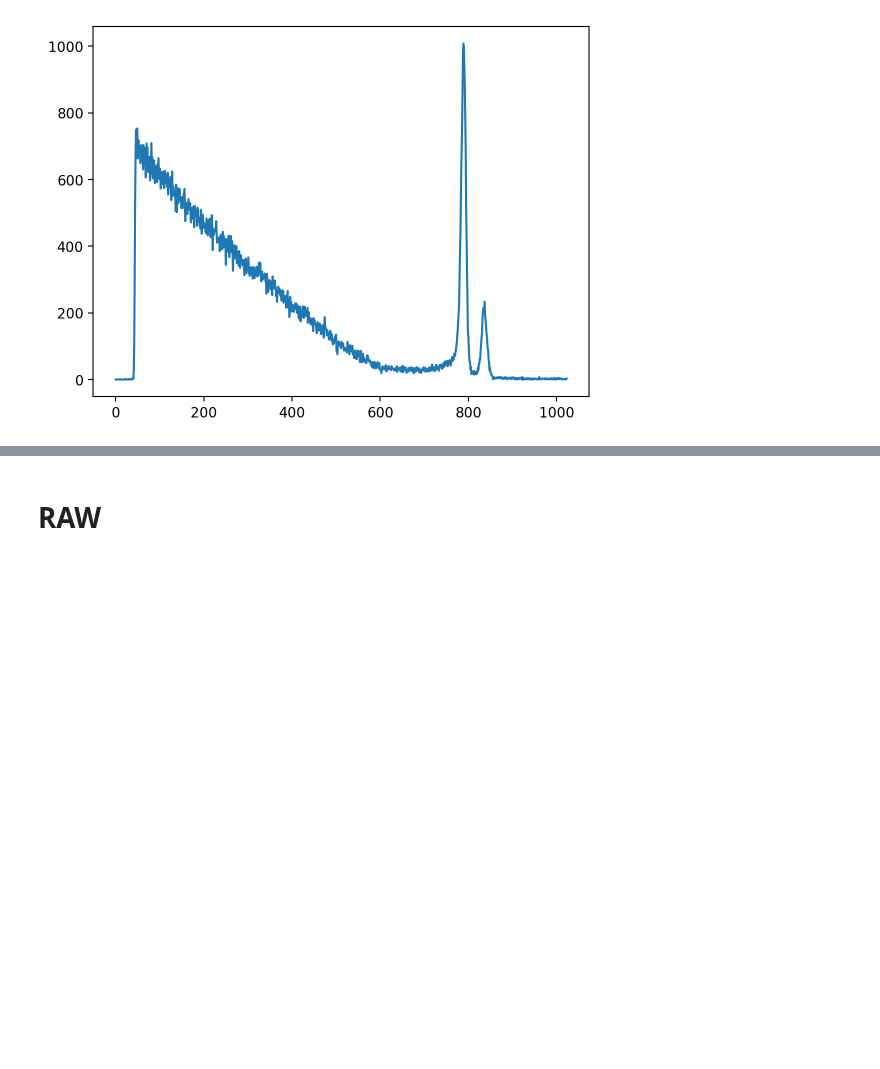
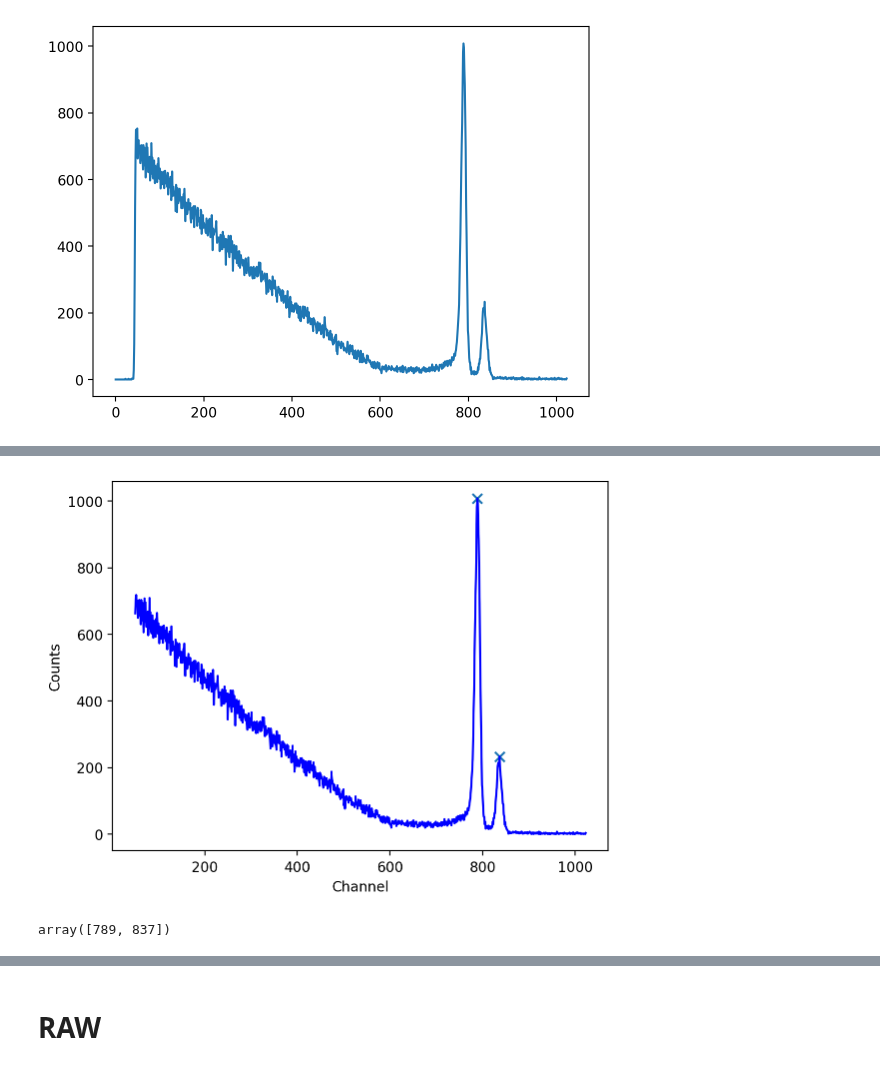
Before and after one commit to Xuanyiyiren/Fundamental-Laboratory-Experiment-in-Nuclear-Electronics-II, a Jupyter notebook: Experiment-5/data_ana.ipynb, the cells around one changed output, grey strips where cells are left out. Saved outputs shown, nothing was run; the diff lists cells and outputs as text; code cells hidden in the pictures; blank space fills up the shorter version.

```diff
--- a/Experiment-5/data_ana.ipynb
+++ b/Experiment-5/data_ana.ipynb
@@ -200,0 +165,8 @@ ax.plot(channel_dropped,beta_spetrum_dropped)
+# %%
+peaks,info = find_peaks(beta_spetrum_dropped,prominence=150,width = 10)
+ax.scatter(channel_dropped[peaks],beta_spetrum_dropped[peaks],marker='x',s = 50)
+display(fig)
+channel_dropped[peaks]
+# %% [output]
+[figure, added]
+array([789, 837])
```
Also changed, not shown: parts of 13 cells of this notebook, 4 other files.
